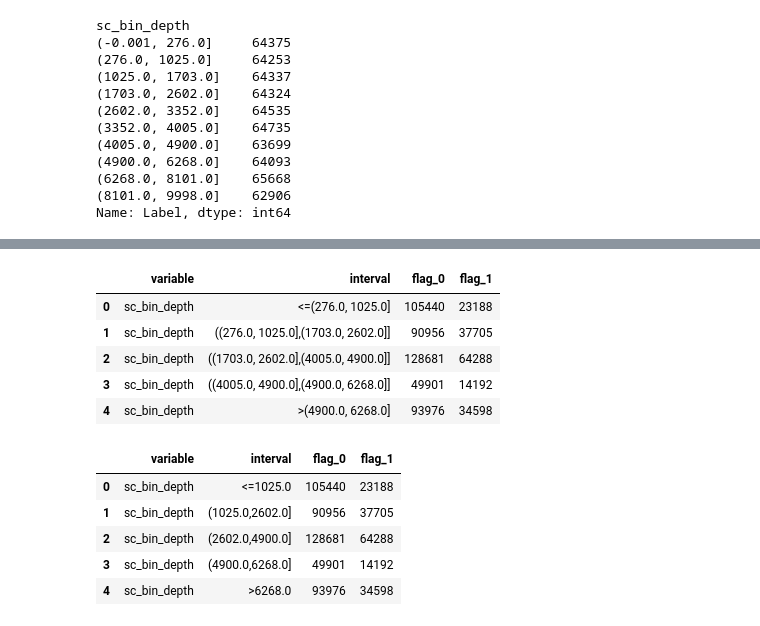
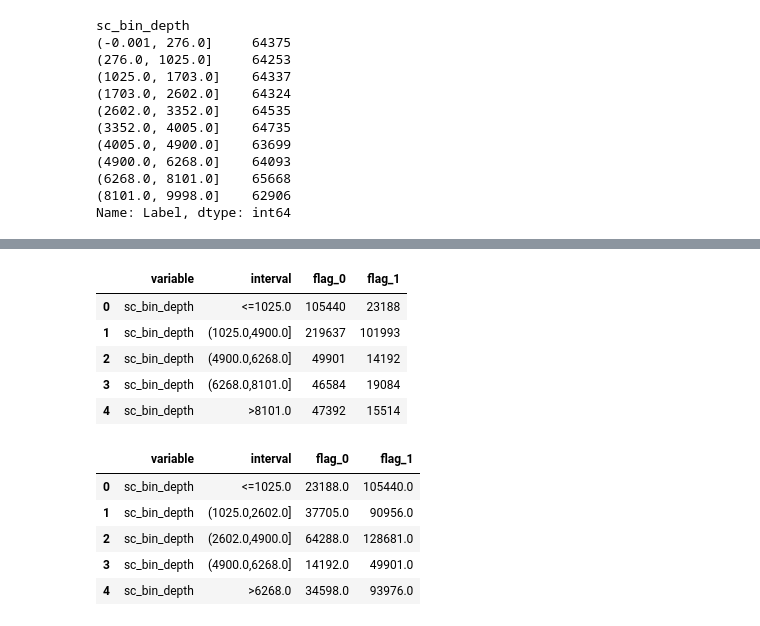
Before and after one commit to learning-yz/dataprocessing, a Jupyter notebook: numericalColumnProcess.ipynb, the cells around one changed output, grey strips where cells are left out. Saved outputs shown, nothing was run; the diff lists cells and outputs as text; code cells hidden in the pictures.

```diff
--- a/numericalColumnProcess.ipynb
+++ b/numericalColumnProcess.ipynb
@@ -698,18 +251,18 @@ Name: Label, dtype: int64
 # %%
-ChiNumericalVarMerge(dat5, 'sc_bin_depth', 'Label', bins=5)
+varMergeByPct(dat5, 'sc_bin_depth', 'Label', bins=5, varInterval=True)
 # %% [output]
 |  | variable | interval | flag_0 | flag_1 |
-| 0 | sc_bin_depth | <=(276.0, 1025.0] | 105440 | 23188 |
-| 1 | sc_bin_depth | ((276.0, 1025.0],(1703.0, 2602.0]] | 90956 | 37705 |
-| 2 | sc_bin_depth | ((1703.0, 2602.0],(4005.0, 4900.0]] | 128681 | 64288 |
-| 3 | sc_bin_depth | ((4005.0, 4900.0],(4900.0, 6268.0]] | 49901 | 14192 |
-| 4 | sc_bin_depth | >(4900.0, 6268.0] | 93976 | 34598 |
+| 0 | sc_bin_depth | <=1025.0 | 105440 | 23188 |
+| 1 | sc_bin_depth | (1025.0,4900.0] | 219637 | 101993 |
+| 2 | sc_bin_depth | (4900.0,6268.0] | 49901 | 14192 |
+| 3 | sc_bin_depth | (6268.0,8101.0] | 46584 | 19084 |
+| 4 | sc_bin_depth | >8101.0 | 47392 | 15514 |
 # %%
-ChiNumericalVarMerge(dat5, 'sc_bin_depth', 'Label', bins=5, varInterval=True)
+varMergeByIVSplit(dat5, 'sc_bin_depth', 'Label', bins=5, varInterval=True)
 # %% [output]
 |  | variable | interval | flag_0 | flag_1 |
-| 0 | sc_bin_depth | <=1025.0 | 105440 | 23188 |
-| 1 | sc_bin_depth | (1025.0,2602.0] | 90956 | 37705 |
-| 2 | sc_bin_depth | (2602.0,4900.0] | 128681 | 64288 |
-| 3 | sc_bin_depth | (4900.0,6268.0] | 49901 | 14192 |
-| 4 | sc_bin_depth | >6268.0 | 93976 | 34598 |
+| 0 | sc_bin_depth | <=1025.0 | 23188.0 | 105440.0 |
+| 1 | sc_bin_depth | (1025.0,2602.0] | 37705.0 | 90956.0 |
+| 2 | sc_bin_depth | (2602.0,4900.0] | 64288.0 | 128681.0 |
+| 3 | sc_bin_depth | (4900.0,6268.0] | 14192.0 | 49901.0 |
+| 4 | sc_bin_depth | >6268.0 | 34598.0 | 93976.0 |
```
Also changed, not shown: parts of 27 cells of this notebook, 4 other files.
